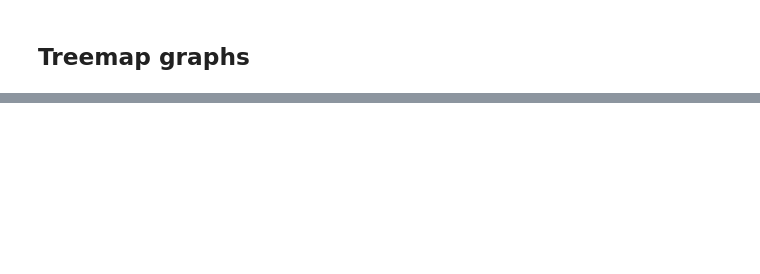
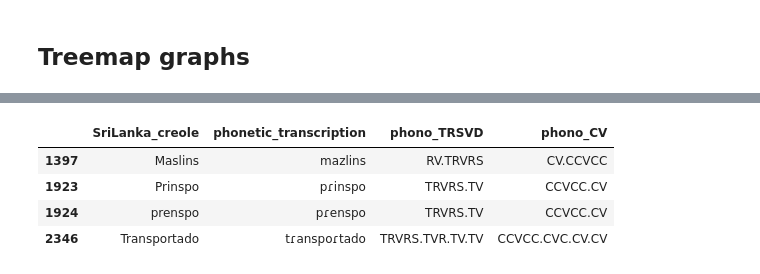
Before and after one commit to Portophon/PtLanka, a Jupyter notebook: Consonant and CV stats.ipynb, the cells around one changed output, grey strips where cells are left out. Saved outputs shown, nothing was run; the diff lists cells and outputs as text; code cells hidden in the pictures; blank space fills up the shorter version.

```diff
--- a/Consonant and CV stats.ipynb
+++ b/Consonant and CV stats.ipynb
@@ -277,0 +280,8 @@ plt.show()
+# %%
+word_df[word_df['phono_CV'].str.contains("CCVCC")]
+# %% [output]
+|  | SriLanka_creole | phonetic_transcription | phono_TRSVD | phono_CV |
+| 1397 | Maslins | mazlins | RV.TRVRS | CV.CCVCC |
+| 1923 | Prinspo | pɾinspo | TRVRS.TV | CCVCC.CV |
+| 1924 | prenspo | pɾenspo | TRVRS.TV | CCVCC.CV |
+| 2346 | Transportado | tɾanspoɾtado | TRVRS.TVR.TV.TV | CCVCC.CVC.CV.CV |
```
Also changed, not shown: parts of 9 cells of this notebook, 3 other files.
